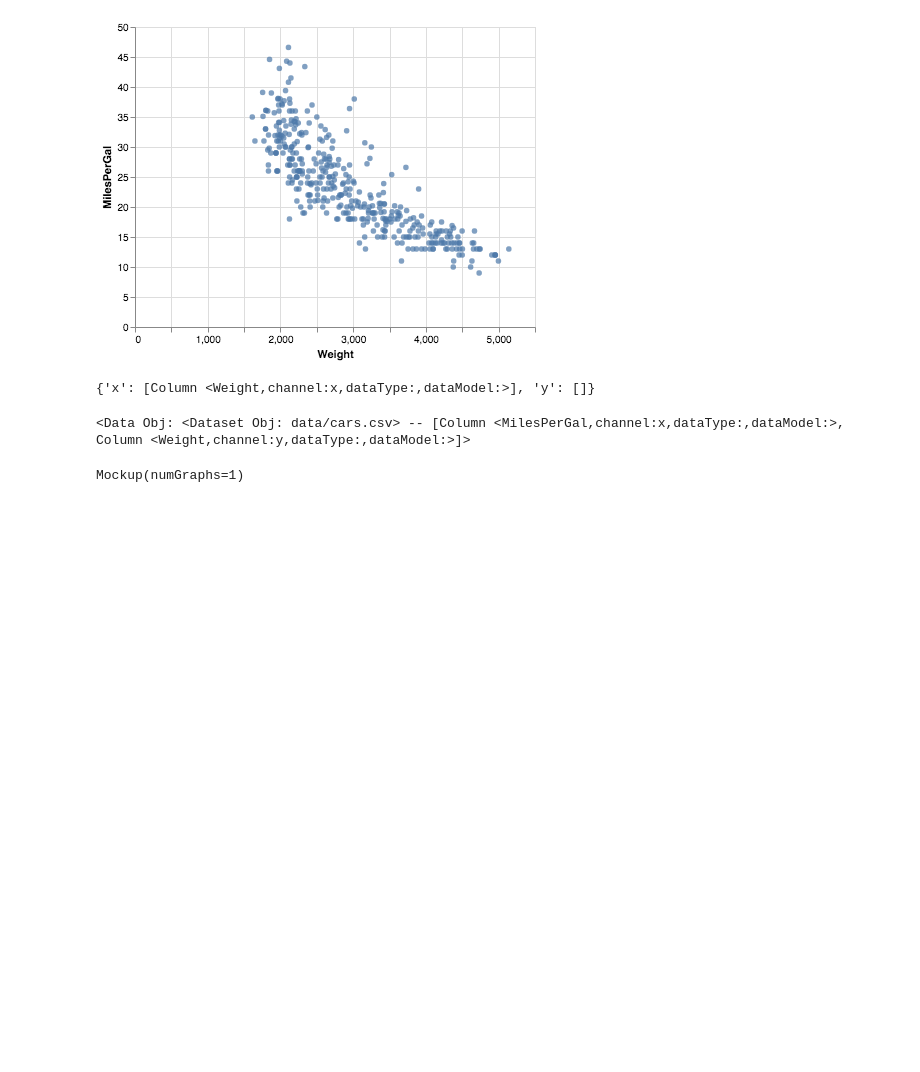
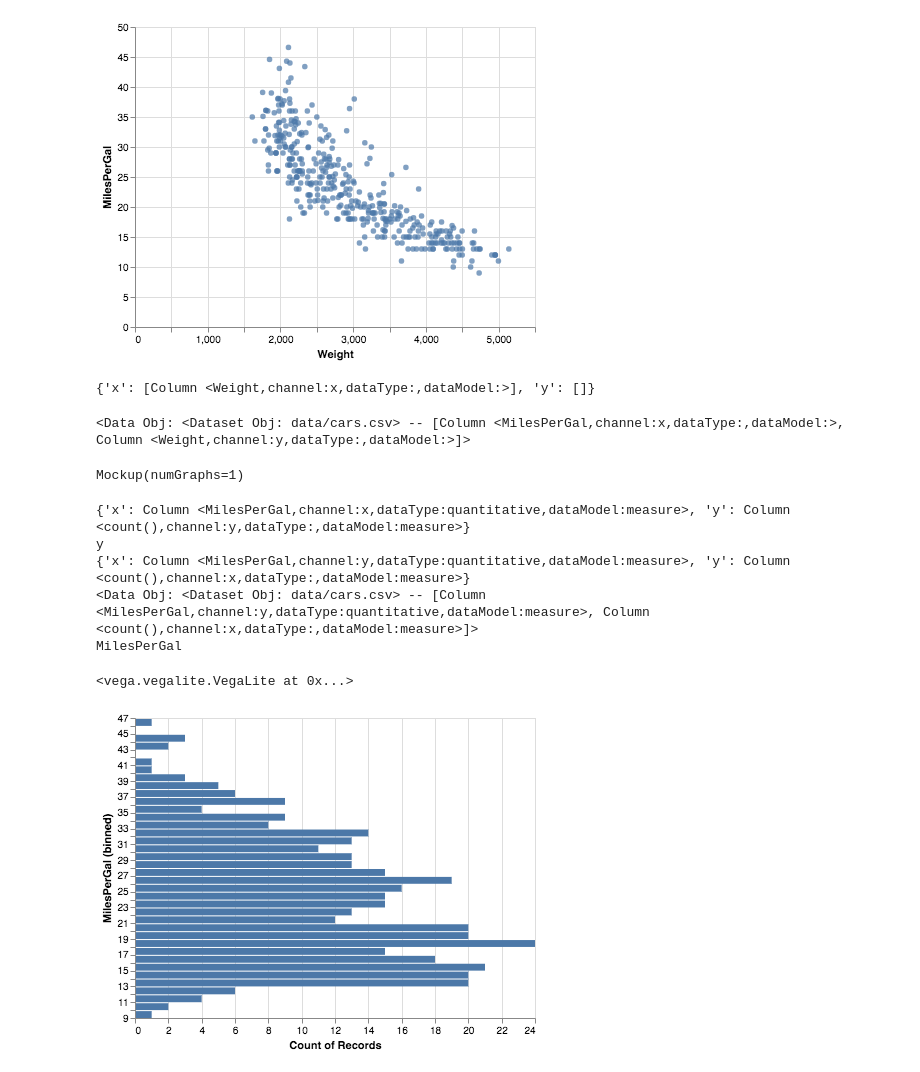
Before and after one commit to dorisjlee/datasci-api, a Jupyter notebook: ipynb/enforceChannel.ipynb, the cells around one changed output. Cells and saved outputs as stored; diff of their text form; code cells hidden in the pictures; blank space fills up the shorter version.

```diff
--- a/ipynb/enforceChannel.ipynb
+++ b/ipynb/enforceChannel.ipynb
@@ -20,6 +20,6 @@ This is basically a similar implementation to `enforceSpecifiedChannel` and what
     - But this does not account for the swap logic, which I think is accounted for by the UI in frontier.
     - The swap logic is essentially, if I specify x is something but no specify what y is, then we can infer y is whatever field is leftover. In the UI we never have unspecified fields, so replacement based strategy is fine.
 # %%
-dataset = Dataset("data/cars.csv")
+dataset = Dataset("data/cars.csv",schema=[{"Year":{"dataType":"date"}}])
 dobj = DataObj(dataset,[Column("MilesPerGal", channel="y"),Column("Weight")])
 # %% [output]
@@ -101,3 +95,15 @@ dobj
 dobj.display()
 # %% [output]
 Mockup(numGraphs=1)
+# %%
+dobj = DataObj(dataset,[Column("MilesPerGal",channel="y")])
+print (dobj.compiled)
+dobj.singleDisplay()
+# %% [output]
+{'x': Column <MilesPerGal,channel:x,dataType:quantitative,dataModel:measure>, 'y': Column <count(),channel:y,dataType:,dataModel:measure>}
+y
+{'x': Column <MilesPerGal,channel:y,dataType:quantitative,dataModel:measure>, 'y': Column <count(),channel:x,dataType:,dataModel:measure>}
+<Data Obj: <Dataset Obj: data/cars.csv> -- [Column <MilesPerGal,channel:y,dataType:quantitative,dataModel:measure>, Column <count(),channel:x,dataType:,dataModel:measure>]>
+MilesPerGal
+<vega.vegalite.VegaLite at 0x...>
+[figure, added]
```
Also changed, not shown: parts of 3 cells of this notebook, 6 other files.
